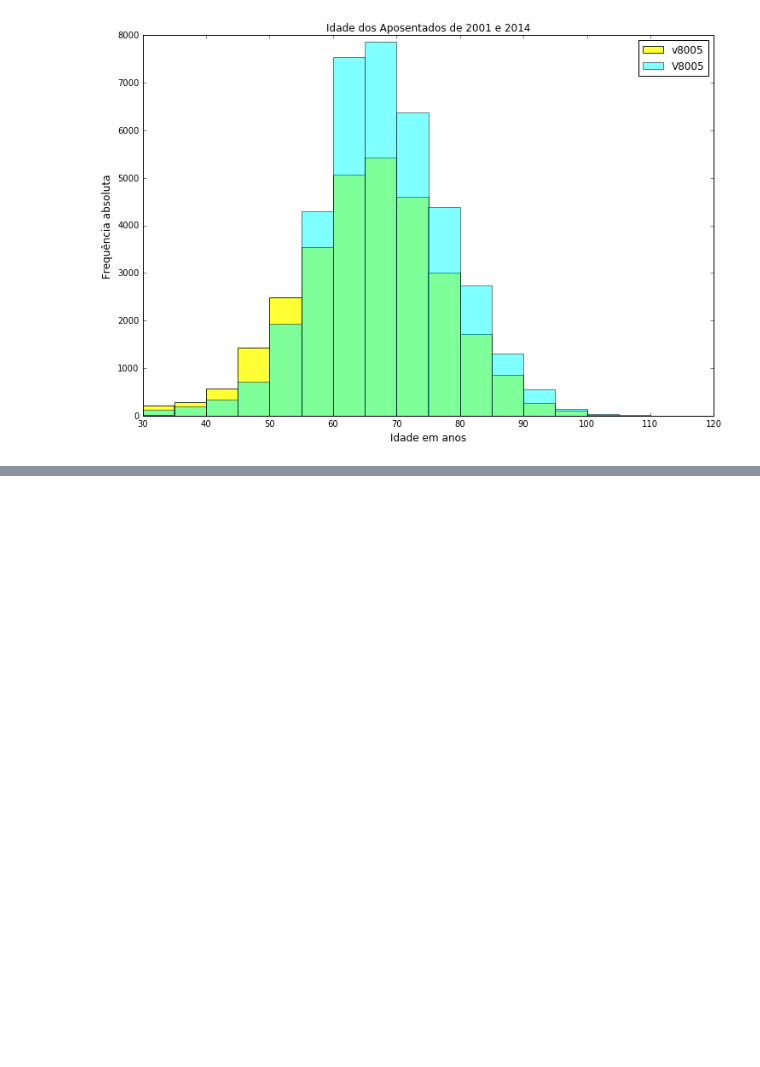
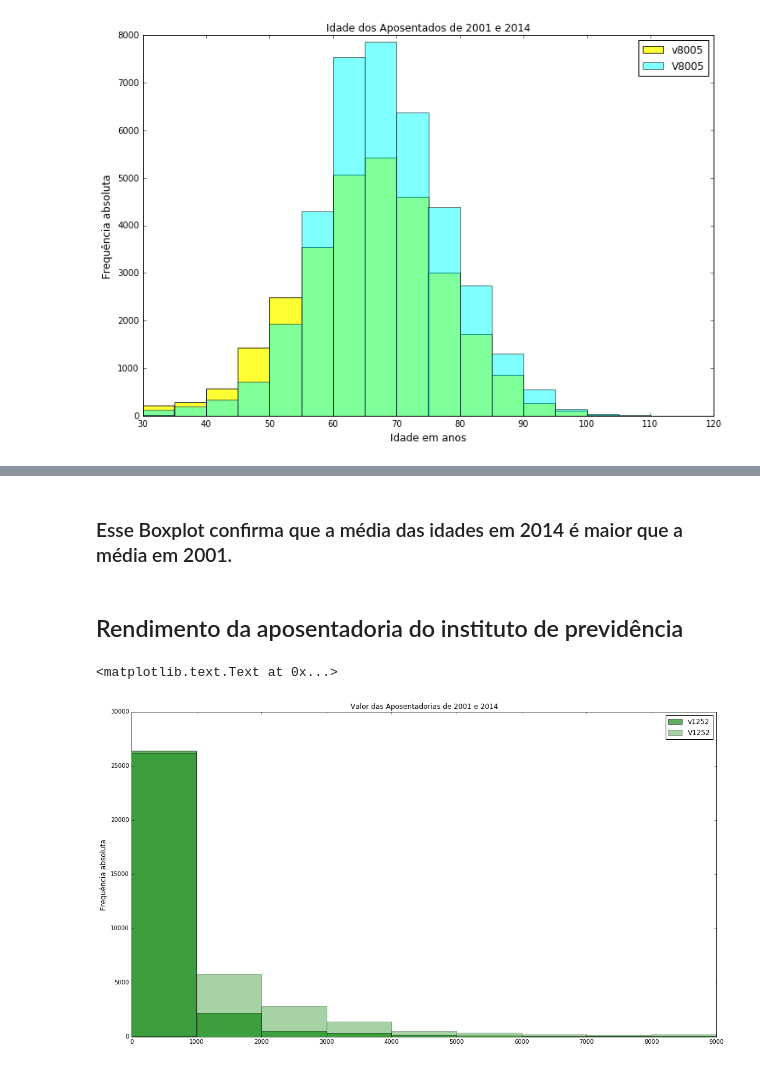
Before and after one commit to felipesmn/CD, a Jupyter notebook: Projeto1/Projeto1-FelipeScandiuzzi-TurmaC.ipynb, the cells around one changed output, grey strips where cells are left out. Saved outputs shown, nothing was run; the diff lists cells and outputs as text; code cells hidden in the pictures; blank space fills up the shorter version.

```diff
--- a/Projeto1/Projeto1-FelipeScandiuzzi-TurmaC.ipynb
+++ b/Projeto1/Projeto1-FelipeScandiuzzi-TurmaC.ipynb
@@ -294,0 +132,18 @@ axs[1].set_title('2014',fontsize=26)
+# %% [markdown]
+### Esse Boxplot confirma que a média das idades em 2014 é maior que a média em 2001.
+# %% [markdown]
+## Rendimento da aposentadoria do instituto de previdência
+# %%
+#Separando os valores de aposentadoria de 0 a 10000 anos em blocos de 1000 em 1000 reais tanto em 2001 como em 2014
+faixa = arange(0, 10000, 1000)
+variávelCateg= pd.cut(Aposentados2014.V1252, faixa)
+faixa = arange(0, 10000, 1000)
+variávelCateg= pd.cut(Aposentados2001.v1252, faixa)
+
+#Plotando dois histogramas (um de 2001 e outro de 2014) referentes aos valores recebidos pelos aposentados.
+plot = Aposentados2001.v1252.plot.hist(bins=faixa,alpha=0.63,figsize = (18,10), color = 'green', legend = True)
+plot = Aposentados2014.V1252.plot.hist(bins=faixa,alpha=0.35,figsize = (18,10), color = 'green', legend = True, title = 'Valor das Aposentadorias de 2001 e 2014')
+plt.ylabel('Frequência absoluta', fontsize=12)
+# %% [output]
+<matplotlib.text.Text at 0x...>
+[figure, added]
```
Also changed, not shown: parts of 39 cells of this notebook.
